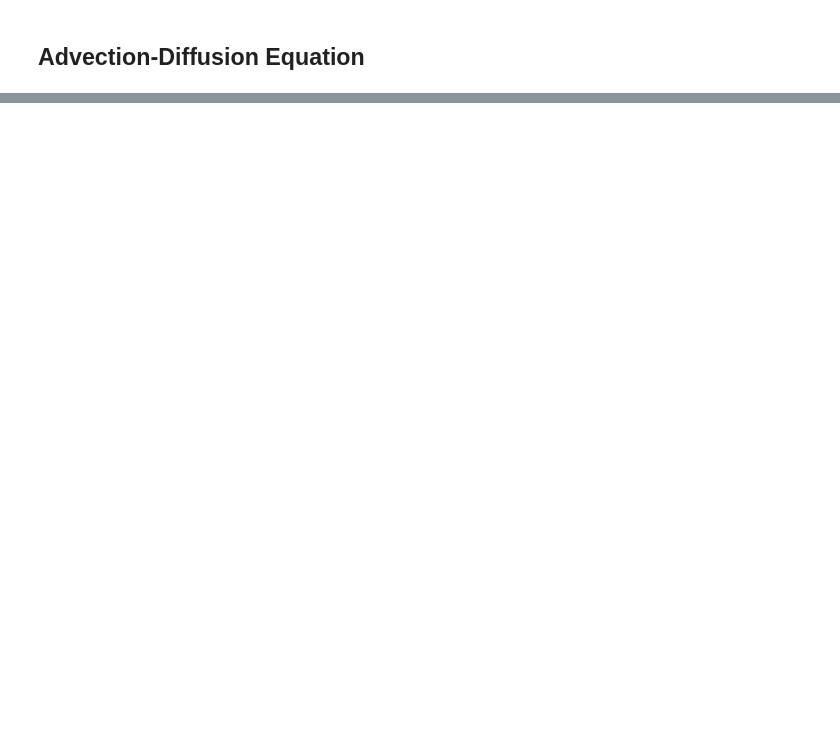
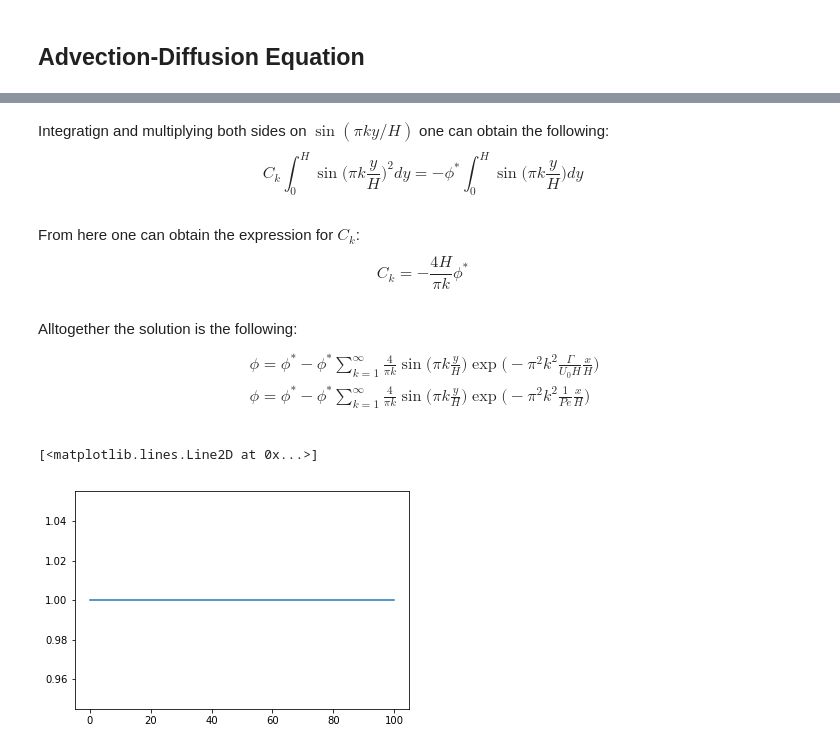
Before and after one commit to shurikkuzmin/FiniteVolumeADE, a Jupyter notebook: finite_volume_ade.ipynb, the cells around one changed output, grey strips where cells are left out. Drawn from its saved outputs; the diff is of its cells as text; code cells hidden in the pictures; blank space fills up the shorter version.

```diff
--- a/finite_volume_ade.ipynb
+++ b/finite_volume_ade.ipynb
@@ -354,0 +387,36 @@ The solution for the development of the thermal layer is the following:
+# %% [markdown]
+Integratign and multiplying both sides on $\sin(\pi k y/H)$ one can obtain the following:
+$$
+C_k\int_{0}^{H}{\sin\bigl(\pi k \frac{y}{H} \bigr)^2 d y} = -\phi^* \int_0^{H}{\sin\bigl(\pi k \frac{y}{H} \bigr) dy }
+$$
+# %% [markdown]
+From here one can obtain the expression for $C_k$:
+$$
+C_k = -\frac{4 H}{\pi k} \phi^{*}
+$$
+# %% [markdown]
+Alltogether the solution is the following:
+$$
+\begin{aligned}
+&\phi = \phi^* - \phi^* \sum_{k=1}^{\infty}{\frac{4}{\pi k} \sin \bigl(\pi k\frac{y}{H}\bigr)\exp\bigl(-\pi^2 k^2 \frac{\Gamma}{U_0 H}\frac{x}{H}\bigr)}\\
+&\phi = \phi^* - \phi^* \sum_{k=1}^{\infty}{\frac{4}{\pi k} \sin \bigl(\pi k\frac{y}{H}\bigr)\exp\bigl(-\pi^2 k^2 \frac{1}{Pe}\frac{x}{H}\bigr)}\\
+\end{aligned}
+$$
+# %%
+peclet = 20
+xlayer = numpy.linspace(0,10,101)
+ylayer = numpy.linspace(0,1,21)
+phistar = 1.0
+# %%
+numterms = 50
+phi = numpy.zeros((len(ylayer),len(xlayer)))
+for term in range(1,numterms+1):
+    cols = 4.0/(numpy.pi*term)*numpy.sin(numpy.pi*term*ylayer)
+    for ind,col in enumerate(cols):
+        phi[ind,:]=phi[ind,:]-phistar*col*numpy.exp(-numpy.pi*numpy.pi*term*term/peclet*xlayer)
+phi=phi+phistar
+# %%
+pylab.plot(phi[19,:],)
+# %% [output]
+[<matplotlib.lines.Line2D at 0x...>]
+[figure, added]
```
Also changed, not shown: parts of 11 cells of this notebook.
